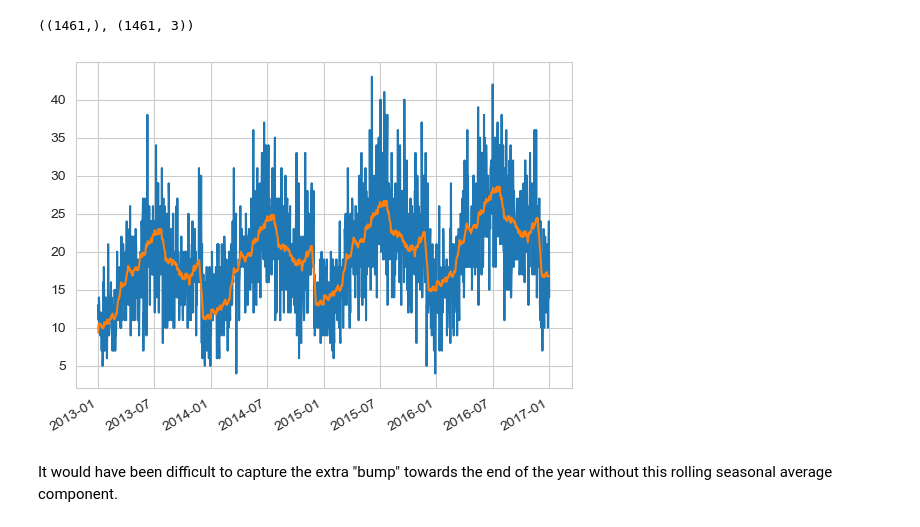
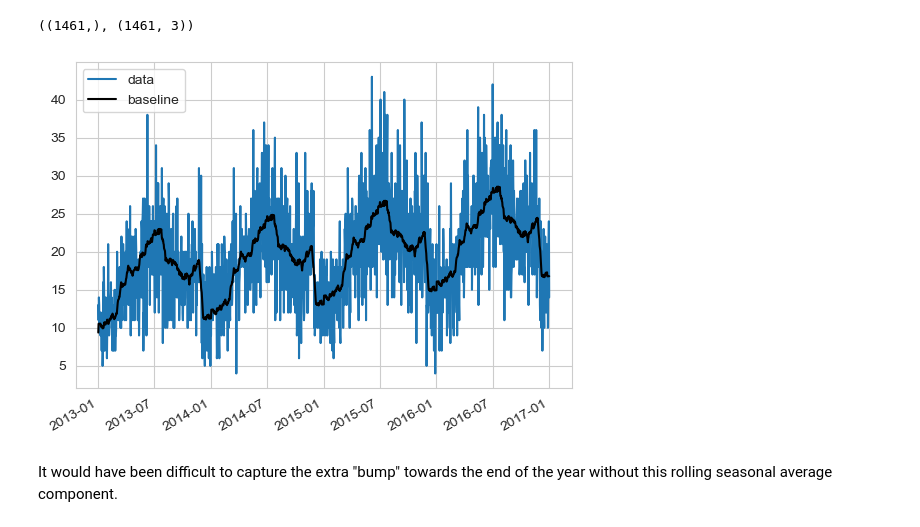
Before and after one commit to parabamoghv/Erdos_AU2024_copy, a Jupyter notebook: week_07_time_series_II/lecture_7/3_SARIMA.ipynb, the cells around one changed output. Saved outputs shown, nothing was run; the diff lists cells and outputs as text; code cells hidden in the pictures.

Commit message:
Made the graphs a little prettier.

```diff
--- a/week_07_time_series_II/lecture_7/3_SARIMA.ipynb
+++ b/week_07_time_series_II/lecture_7/3_SARIMA.ipynb
@@ -310,13 +310,13 @@ lr_train_preds = lr.predict(df_train.index.values.reshape(-1,1))
 roll_train_preds = lr_train_preds + roll_avg_preds
 roll_train_res = df_train.sales - roll_train_preds
 # %%
-plt.plot(df_train.date, df_train.sales)
-plt.plot(df_train.date, roll_train_preds)
+plt.plot(df_train.date, df_train.sales, label = 'data')
+plt.plot(df_train.date, roll_train_preds, 'k',label = 'baseline')
 plt.gcf().autofmt_xdate()
-
+plt.legend()
 plt.show()
 # %% [output]
-[figure, old version]
+[figure, new version]
 # %% [markdown]
 It would have been difficult to capture the extra "bump" towards the end of the year without this rolling seasonal average component.
 # %%
```
Also changed, not shown: parts of 2 cells of this notebook.
